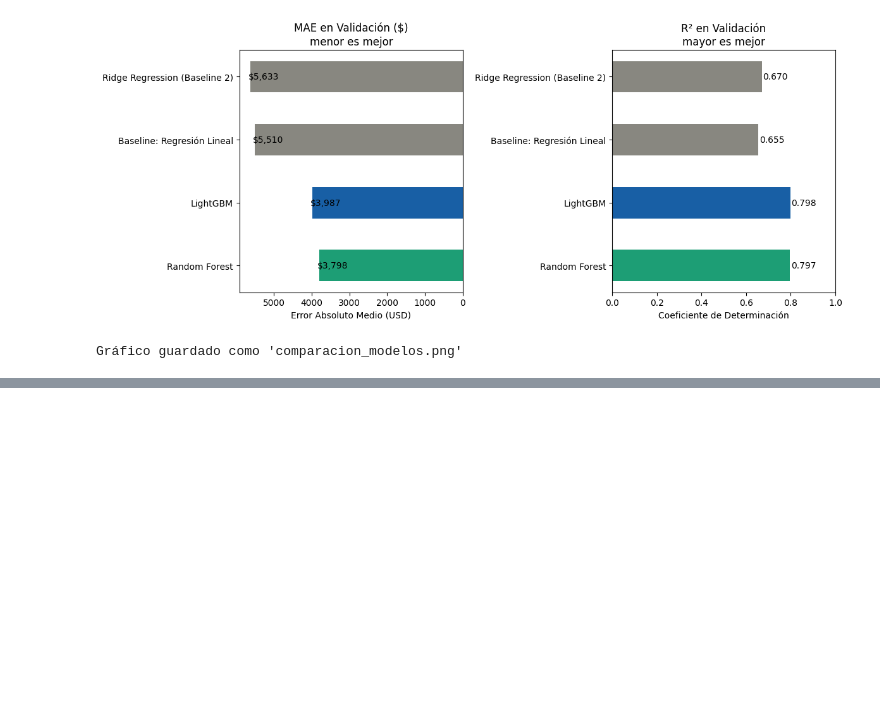
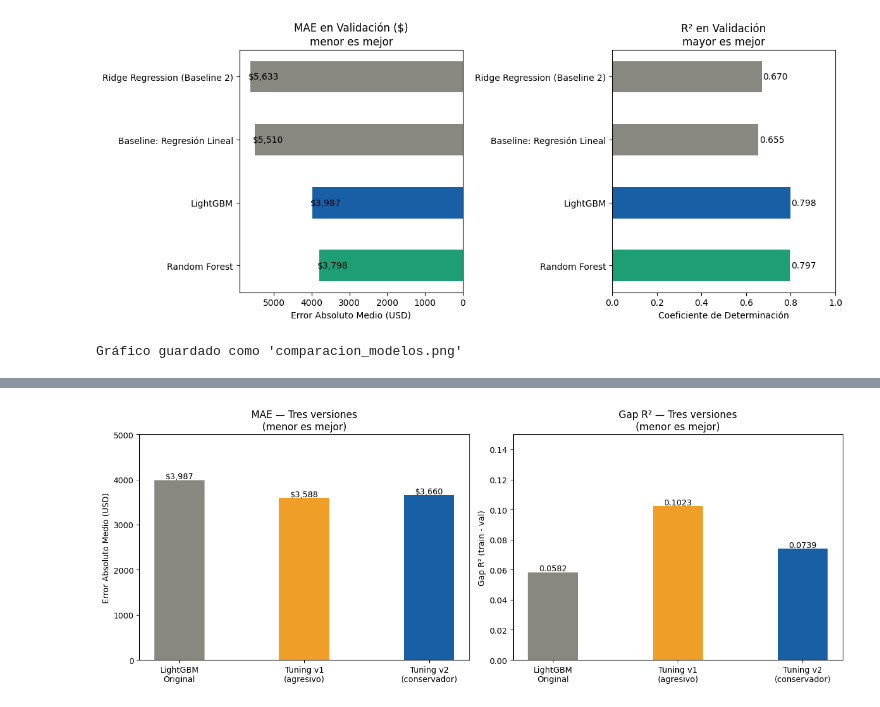
Before and after one commit to Mary-Paz-AN/PY_IA, a Jupyter notebook: SegundaEtapa/segundaEtapa.ipynb, the cells around one changed output, grey strips where cells are left out. Cells and saved outputs as stored; diff of their text form; code cells hidden in the pictures; blank space fills up the shorter version.

```diff
--- a/SegundaEtapa/segundaEtapa.ipynb
+++ b/SegundaEtapa/segundaEtapa.ipynb
@@ -936,0 +1238,71 @@ Gráfico guardado como 'comparacion_modelos.png'
+# %%
+# Comparación de las tres versiones de LightGBM
+from sklearn.metrics import mean_absolute_error, r2_score, root_mean_squared_error
+
+mejor_modelo_v2 = search_v2.best_estimator_
+
+# Métricas del modelo v2 sobre val y train
+y_pred_val_v2 = mejor_modelo_v2.predict(X_val)
+y_pred_train_v2 = mejor_modelo_v2.predict(X_train)
+
+mae_v2 = mean_absolute_error(y_val, y_pred_val_v2)
+rmse_v2 = root_mean_squared_error(y_val, y_pred_val_v2)
+r2_v2 = r2_score(y_val, y_pred_val_v2)
+r2_train_v2 = r2_score(y_train, y_pred_train_v2)
+gap_v2 = r2_train_v2 - r2_v2
+
+print("="*70)
+print("  COMPARACIÓN — Tres versiones de LightGBM")
+print("="*70)
+print(f"  {'Métrica':<12} {'Original (s6)':>15} {'Tuning v1':>15} {'Tuning v2':>15}")
+print(f"  {'-'*60}")
+print(f"  {'MAE ($)':<12} {'$3,987':>15} {'$3,588':>15} ${mae_v2:>13,.2f}")
+print(f"  {'RMSE ($)':<12} {'$6,391':>15} {'$6,207':>15} ${rmse_v2:>13,.2f}")
+print(f"  {'R²':<12} {'0.7983':>15} {'0.7990':>15} {r2_v2:>15.4f}")
+print(f"  {'Gap R²':<12} {'0.0582':>15} {'0.1023':>15} {gap_v2:>15.4f}")
+print("="*70)
+
+# Decidir cuál modelo usar en la sección 8
+print("\n  ANÁLISIS:")
+if gap_v2 < 0.0582 and mae_v2 < 3987:
+    print(" v2 mejora tanto MAE como Gap R² -> usar v2 en sección 8")
+    mejor_modelo_final = mejor_modelo_v2
+elif gap_v2 < 0.0582:
+    print(" v2 reduce overfitting pero MAE sube -> evaluar trade-off")
+    mejor_modelo_final = mejor_modelo_v2
+elif mae_v2 < 3588:
+    print(" v2 tiene mejor MAE pero más overfitting -> evaluar trade-off")
+    mejor_modelo_final = mejor_modelo_v2
+else:
+    print("  -> v1 sigue siendo mejor en MAE, v2 generaliza mejor")
+    print("  -> Se recomienda v2 por menor overfitting para producción")
+    mejor_modelo_final = mejor_modelo_v2
+
+print(f"\nModelo final guardado en 'mejor_modelo_2b'")
+
+# Gráfico comparativo de las tres versiones
+fig, axes = plt.subplots(1, 2, figsize=(13, 5))
+
+versiones  = ['LightGBM\nOriginal', 'Tuning v1\n(agresivo)', 'Tuning v2\n(conservador)']
+colores_v  = ['#888780', '#EF9F27', '#185FA5']
+
+# MAE
+axes[0].bar(versiones, [3987, 3588, mae_v2], color=colores_v, width=0.4)
+axes[0].set_title('MAE — Tres versiones\n(menor es mejor)', fontsize=12)
+axes[0].set_ylabel('Error Absoluto Medio (USD)')
+for i, v in enumerate([3987, 3588, mae_v2]):
+    axes[0].text(i, v + 30, f'${v:,.0f}', ha='center', fontsize=10)
+axes[0].set_ylim(0, 5000)
+
+# Gap R²
+axes[1].bar(versiones, [0.0582, 0.1023, gap_v2], color=colores_v, width=0.4)
+axes[1].set_title('Gap R² — Tres versiones\n(menor es mejor)', fontsize=12)
+axes[1].set_ylabel('Gap R² (train - val)')
+for i, v in enumerate([0.0582, 0.1023, gap_v2]):
+    axes[1].text(i, v + 0.001, f'{v:.4f}', ha='center', fontsize=10)
+axes[1].set_ylim(0, 0.15)
+
+plt.tight_layout()
+plt.savefig('hypertuning_v2_comparacion.png', dpi=150, bbox_inches='tight')
+plt.show()
+# %% [output]
@@ -936,0 +1325 @@ Gráfico guardado como 'comparacion_modelos.png'
+[figure, added]
```
Also changed, not shown: parts of 9 cells of this notebook, 2 other files.
